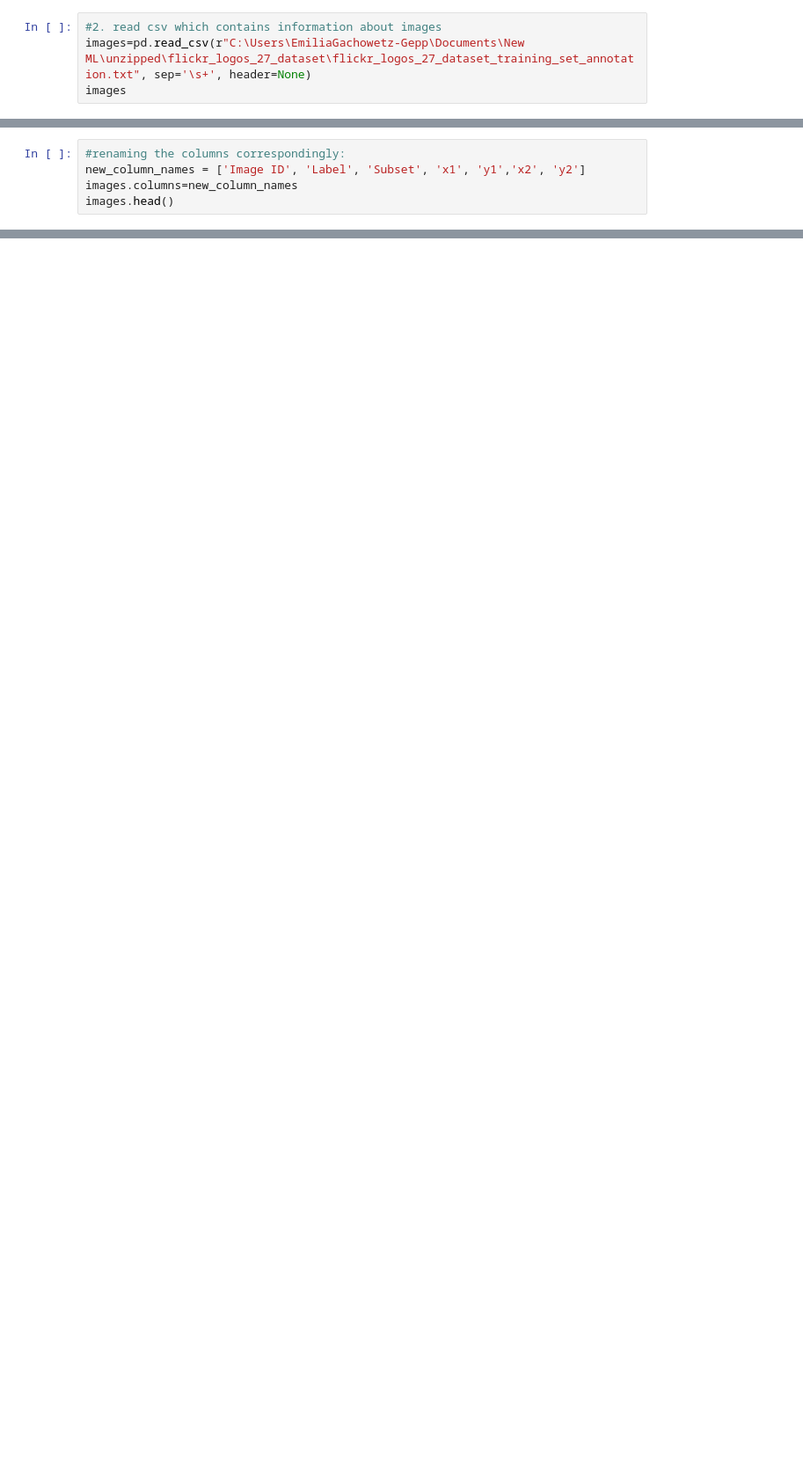
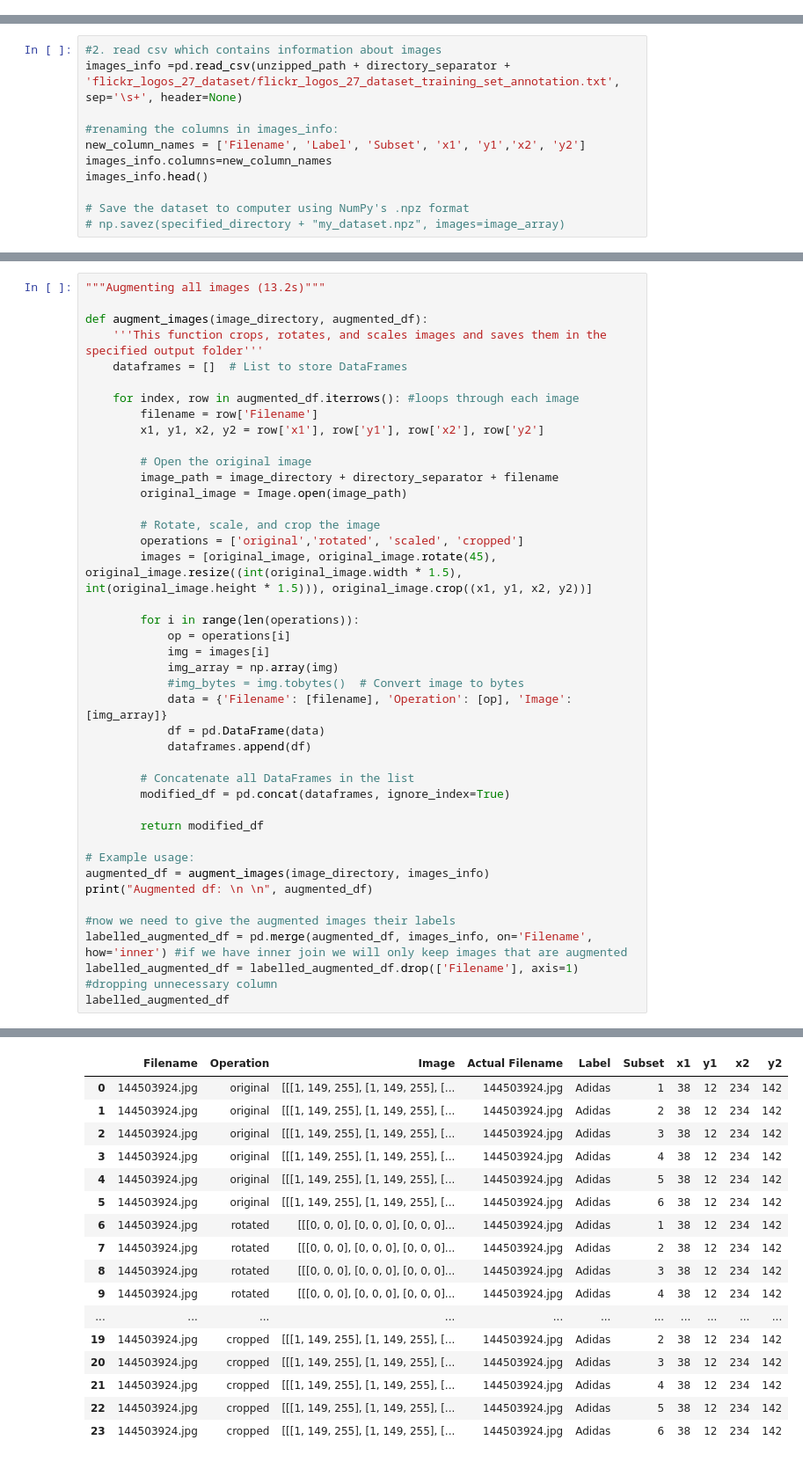
Before and after one commit to veronicalarssn/ML_Project, a Jupyter notebook: Start.ipynb, the cells around one changed output, grey strips where cells are left out. Shown: that part at 88% size. Saved outputs shown, nothing was run; the diff lists cells and outputs as text; blank space fills up the shorter version.

Commit message:
merged start and augmentation. can now delete augmentation as it is no longer needed as a separate file

```diff
--- a/Start.ipynb
+++ b/Start.ipynb
@@ -153,4 +127,0 @@ plt.show()
-# %%
-#2. read csv which contains information about images
-images=pd.read_csv(r"C:\Users\EmiliaGachowetz-Gepp\Documents\New ML\unzipped\flickr_logos_27_dataset\flickr_logos_27_dataset_training_set_annotation.txt", sep='\s+', header=None)
-images
@@ -177,5 +141,0 @@ Coordinates of the top left and bottom right corners (x1 y1 x2 y2)
-# %%
-#renaming the columns correspondingly:
-new_column_names = ['Image ID', 'Label', 'Subset', 'x1', 'y1','x2', 'y2']
-images.columns=new_column_names
-images.head()
@@ -408,0 +142,11 @@ np.savez("my_dataset_2.npz", images=image_array_2)
+# %%
+#2. read csv which contains information about images
+images_info =pd.read_csv(unzipped_path + directory_separator + 'flickr_logos_27_dataset/flickr_logos_27_dataset_training_set_annotation.txt', sep='\s+', header=None)
+
+#renaming the columns in images_info:
+new_column_names = ['Filename', 'Label', 'Subset', 'x1', 'y1','x2', 'y2']
+images_info.columns=new_column_names
+images_info.head()
+
+# Save the dataset to computer using NumPy's .npz format
+# np.savez(specified_directory + "my_dataset.npz", images=image_array)
@@ -408,0 +179,42 @@ np.savez("my_dataset_2.npz", images=image_array_2)
+# %%
+"""Augmenting all images (13.2s)"""
+
+def augment_images(image_directory, augmented_df):
+    '''This function crops, rotates, and scales images and saves them in the specified output folder'''
+    dataframes = []  # List to store DataFrames
+
+    for index, row in augmented_df.iterrows(): #loops through each image
+        filename = row['Filename']
+        x1, y1, x2, y2 = row['x1'], row['y1'], row['x2'], row['y2']
+
+        # Open the original image
+        image_path = image_directory + directory_separator + filename
+        original_image = Image.open(image_path)
+
+        # Rotate, scale, and crop the image
+        operations = ['original','rotated', 'scaled', 'cropped']
+        images = [original_image, original_image.rotate(45), original_image.resize((int(original_image.width * 1.5), int(original_image.height * 1.5))), original_image.crop((x1, y1, x2, y2))]
+
+        for i in range(len(operations)):
+            op = operations[i]
+            img = images[i]
+            img_array = np.array(img)
+            #img_bytes = img.tobytes()  # Convert image to bytes
+            data = {'Filename': [filename], 'Operation': [op], 'Image': [img_array]}
+            df = pd.DataFrame(data)
+            dataframes.append(df)
+
+        # Concatenate all DataFrames in the list
+        modified_df = pd.concat(dataframes, ignore_index=True)
+
+        return modified_df
+
+# Example usage:
+augmented_df = augment_images(image_directory, images_info)
+print("Augmented df: \n \n", augmented_df)
+
+#now we need to give the augmented images their labels
+labelled_augmented_df = pd.merge(augmented_df, images_info, on='Filename', how='inner') #if we have inner join we will only keep images that are augmented
+labelled_augmented_df = labelled_augmented_df.drop(['Filename'], axis=1) #dropping unnecessary column
+labelled_augmented_df
+# %% [output]
@@ -408,0 +228,17 @@ np.savez("my_dataset_2.npz", images=image_array_2)
+|  | Filename | Operation | Image | Actual Filename | Label | Subset | x1 | y1 | x2 | y2 |
+| 0 | 144503924.jpg | original | [[[1, 149, 255], [1, 149, 255], [... | 144503924.jpg | Adidas | 1 | 38 | 12 | 234 | 142 |
+| 1 | 144503924.jpg | original | [[[1, 149, 255], [1, 149, 255], [... | 144503924.jpg | Adidas | 2 | 38 | 12 | 234 | 142 |
+| 2 | 144503924.jpg | original | [[[1, 149, 255], [1, 149, 255], [... | 144503924.jpg | Adidas | 3 | 38 | 12 | 234 | 142 |
+| 3 | 144503924.jpg | original | [[[1, 149, 255], [1, 149, 255], [... | 144503924.jpg | Adidas | 4 | 38 | 12 | 234 | 142 |
+| 4 | 144503924.jpg | original | [[[1, 149, 255], [1, 149, 255], [... | 144503924.jpg | Adidas | 5 | 38 | 12 | 234 | 142 |
+| 5 | 144503924.jpg | original | [[[1, 149, 255], [1, 149, 255], [... | 144503924.jpg | Adidas | 6 | 38 | 12 | 234 | 142 |
+| 6 | 144503924.jpg | rotated | [[[0, 0, 0], [0, 0, 0], [0, 0, 0]... | 144503924.jpg | Adidas | 1 | 38 | 12 | 234 | 142 |
+| 7 | 144503924.jpg | rotated | [[[0, 0, 0], [0, 0, 0], [0, 0, 0]... | 144503924.jpg | Adidas | 2 | 38 | 12 | 234 | 142 |
+| 8 | 144503924.jpg | rotated | [[[0, 0, 0], [0, 0, 0], [0, 0, 0]... | 144503924.jpg | Adidas | 3 | 38 | 12 | 234 | 142 |
+| 9 | 144503924.jpg | rotated | [[[0, 0, 0], [0, 0, 0], [0, 0, 0]... | 144503924.jpg | Adidas | 4 | 38 | 12 | 234 | 142 |
+| ... | ... | ... | ... | ... | ... | ... | ... | ... | ... | ... |
+| 19 | 144503924.jpg | cropped | [[[1, 149, 255], [1, 149, 255], [... | 144503924.jpg | Adidas | 2 | 38 | 12 | 234 | 142 |
+| 20 | 144503924.jpg | cropped | [[[1, 149, 255], [1, 149, 255], [... | 144503924.jpg | Adidas | 3 | 38 | 12 | 234 | 142 |
+| 21 | 144503924.jpg | cropped | [[[1, 149, 255], [1, 149, 255], [... | 144503924.jpg | Adidas | 4 | 38 | 12 | 234 | 142 |
+| 22 | 144503924.jpg | cropped | [[[1, 149, 255], [1, 149, 255], [... | 144503924.jpg | Adidas | 5 | 38 | 12 | 234 | 142 |
+| 23 | 144503924.jpg | cropped | [[[1, 149, 255], [1, 149, 255], [... | 144503924.jpg | Adidas | 6 | 38 | 12 | 234 | 142 |
```
Also changed, not shown: parts of 26 cells of this notebook, 1 other file.
